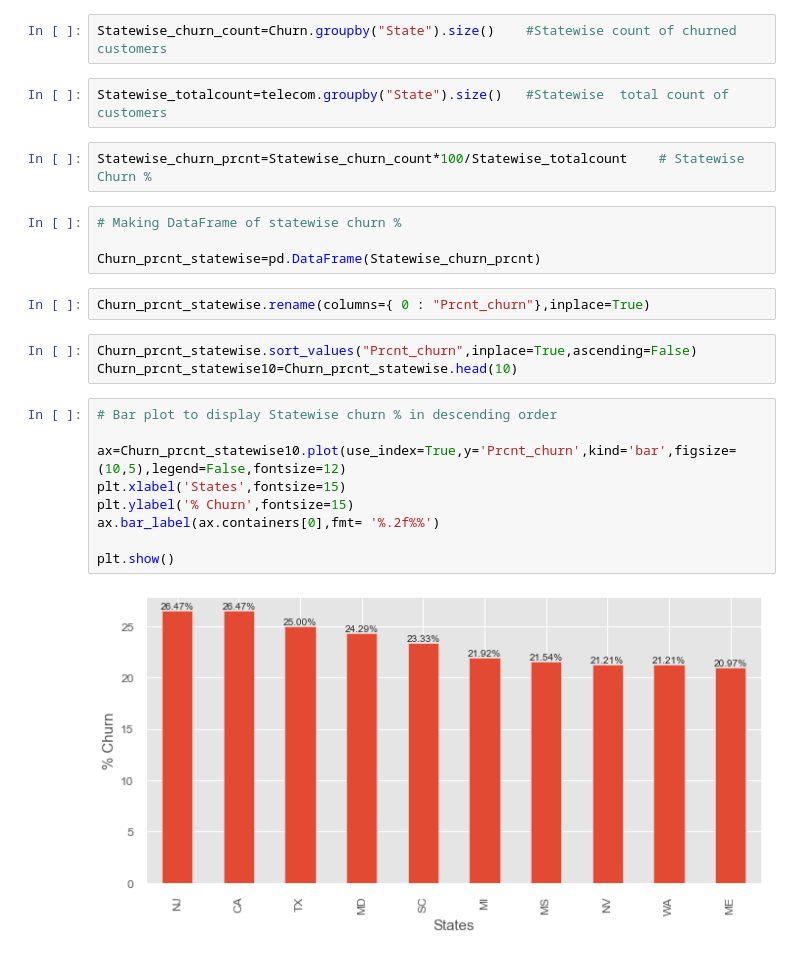
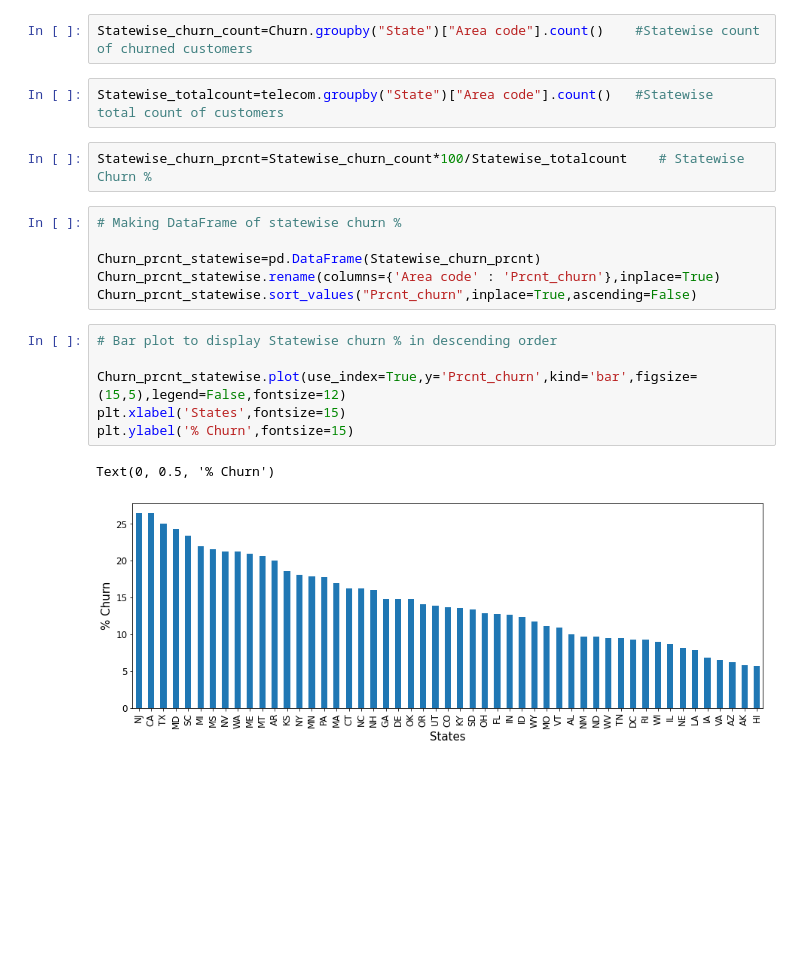
Before and after one commit to Harsshhhh/Telecom-Churn-Analysis-and-Prediction, a Jupyter notebook: Telecom_Churn_Analysis.ipynb, the cells around one changed output. Cells and saved outputs as stored; diff of their text form; blank space fills up the shorter version.

```diff
--- a/Telecom_Churn_Analysis.ipynb
+++ b/Telecom_Churn_Analysis.ipynb
@@ -236,29 +252,24 @@ array(['KS', 'OH', 'NJ', 'OK', 'AL', 'MA', 'MO', 'LA', 'WV', 'IN', 'RI',
        'MI', 'DE', 'UT', 'CA', 'MN', 'SD', 'NC', 'WA', 'NM', 'NV', 'DC',
        'KY', 'ME', 'MS', 'TN', 'PA', 'CT', 'ND'], dtype=object)
 # %%
-Statewise_churn_count=Churn.groupby("State").size()    #Statewise count of churned customers
+Statewise_churn_count=Churn.groupby("State")["Area code"].count()    #Statewise count of churned customers
 # %%
-Statewise_totalcount=telecom.groupby("State").size()   #Statewise  total count of customers
+Statewise_totalcount=telecom.groupby("State")["Area code"].count()   #Statewise  total count of customers
 # %%
 Statewise_churn_prcnt=Statewise_churn_count*100/Statewise_totalcount    # Statewise Churn %
 # %%
 # Making DataFrame of statewise churn %
 
 Churn_prcnt_statewise=pd.DataFrame(Statewise_churn_prcnt)
+Churn_prcnt_statewise.rename(columns={'Area code' : 'Prcnt_churn'},inplace=True)
+Churn_prcnt_statewise.sort_values("Prcnt_churn",inplace=True,ascending=False)
-# %%
-Churn_prcnt_statewise.rename(columns={ 0 : "Prcnt_churn"},inplace=True)
-# %%
-Churn_prcnt_statewise.sort_values("Prcnt_churn",inplace=True,ascending=False)
-Churn_prcnt_statewise10=Churn_prcnt_statewise.head(10)
 # %%
 # Bar plot to display Statewise churn % in descending order
 
-ax=Churn_prcnt_statewise10.plot(use_index=True,y='Prcnt_churn',kind='bar',figsize=(10,5),legend=False,fontsize=12)
+Churn_prcnt_statewise.plot(use_index=True,y='Prcnt_churn',kind='bar',figsize=(15,5),legend=False,fontsize=12)
 plt.xlabel('States',fontsize=15)
 plt.ylabel('% Churn',fontsize=15)
-ax.bar_label(ax.containers[0],fmt= '%.2f%%')
-
-plt.show()
 # %% [output]
+Text(0, 0.5, '% Churn')
-[figure, old version]
+[figure, new version]
 # %%
```
Also changed, not shown: parts of 33 cells of this notebook.
